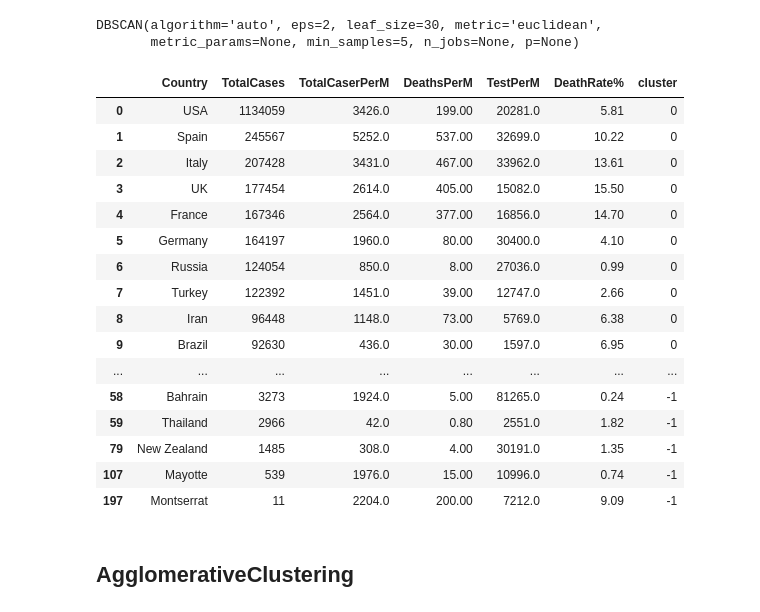
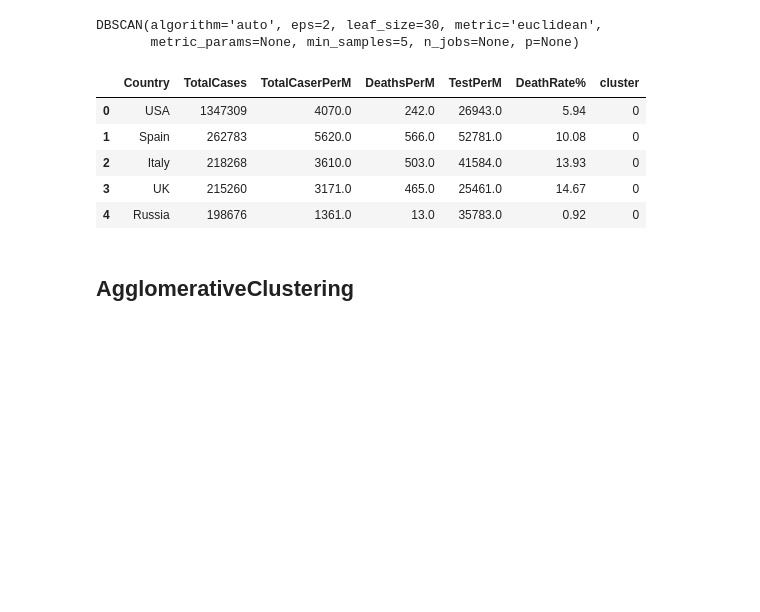
Before and after one commit to ajayrawatsap/covid-19, a Jupyter notebook: CovidCluster.ipynb, the cells around one changed output. Cells and saved outputs as stored; diff of their text form; code cells hidden in the pictures; blank space fills up the shorter version.

```diff
--- a/CovidCluster.ipynb
+++ b/CovidCluster.ipynb
@@ -8,7 +8,8 @@ pd.set_option('display.max_rows', 300)
 from IPython.core.display import display, HTML
 display(HTML("<style>.container { width:100% !important; }</style>"))
 # %%
-covid = pd.read_csv('covid_country.csv', encoding = "ISO-8859-1")
+
+covid = pd.read_csv('covid10May.csv')
 covid.head()
 covid['DeathRate%'] = covid.TotalDeaths * 100/ covid.TotalCases
 covid['DeathRate%']  = covid['DeathRate%'].round(2)
@@ -291,25 +274,14 @@ DBSCAN(algorithm='auto', eps=2, leaf_size=30, metric='euclidean',
 # %%
 covidCluster['cluster'] = dbscan.labels_
 covidCluster = covidCluster.sort_values(by = ['cluster', 'TotalCases'], ascending = False)
-covidCluster.head(200)
+covidCluster.head()
 # %% [output]
 |  | Country | TotalCases | TotalCaserPerM | DeathsPerM | TestPerM | DeathRate% | cluster |
-| 0 | USA | 1134059 | 3426.0 | 199.00 | 20281.0 | 5.81 | 0 |
-| 1 | Spain | 245567 | 5252.0 | 537.00 | 32699.0 | 10.22 | 0 |
-| 2 | Italy | 207428 | 3431.0 | 467.00 | 33962.0 | 13.61 | 0 |
-| 3 | UK | 177454 | 2614.0 | 405.00 | 15082.0 | 15.50 | 0 |
-| 4 | France | 167346 | 2564.0 | 377.00 | 16856.0 | 14.70 | 0 |
-| 5 | Germany | 164197 | 1960.0 | 80.00 | 30400.0 | 4.10 | 0 |
-| 6 | Russia | 124054 | 850.0 | 8.00 | 27036.0 | 0.99 | 0 |
-| 7 | Turkey | 122392 | 1451.0 | 39.00 | 12747.0 | 2.66 | 0 |
-| 8 | Iran | 96448 | 1148.0 | 73.00 | 5769.0 | 6.38 | 0 |
-| 9 | Brazil | 92630 | 436.0 | 30.00 | 1597.0 | 6.95 | 0 |
-| ... | ... | ... | ... | ... | ... | ... | ... |
-| 58 | Bahrain | 3273 | 1924.0 | 5.00 | 81265.0 | 0.24 | -1 |
-| 59 | Thailand | 2966 | 42.0 | 0.80 | 2551.0 | 1.82 | -1 |
-| 79 | New Zealand | 1485 | 308.0 | 4.00 | 30191.0 | 1.35 | -1 |
-| 107 | Mayotte | 539 | 1976.0 | 15.00 | 10996.0 | 0.74 | -1 |
-| 197 | Montserrat | 11 | 2204.0 | 200.00 | 7212.0 | 9.09 | -1 |
+| 0 | USA | 1347309 | 4070.0 | 242.0 | 26943.0 | 5.94 | 0 |
+| 1 | Spain | 262783 | 5620.0 | 566.0 | 52781.0 | 10.08 | 0 |
+| 2 | Italy | 218268 | 3610.0 | 503.0 | 41584.0 | 13.93 | 0 |
+| 3 | UK | 215260 | 3171.0 | 465.0 | 25461.0 | 14.67 | 0 |
+| 4 | Russia | 198676 | 1361.0 | 13.0 | 35783.0 | 0.92 | 0 |
 # %% [markdown]
 ## AgglomerativeClustering
 # %%
```
Also changed, not shown: parts of 18 cells of this notebook.
